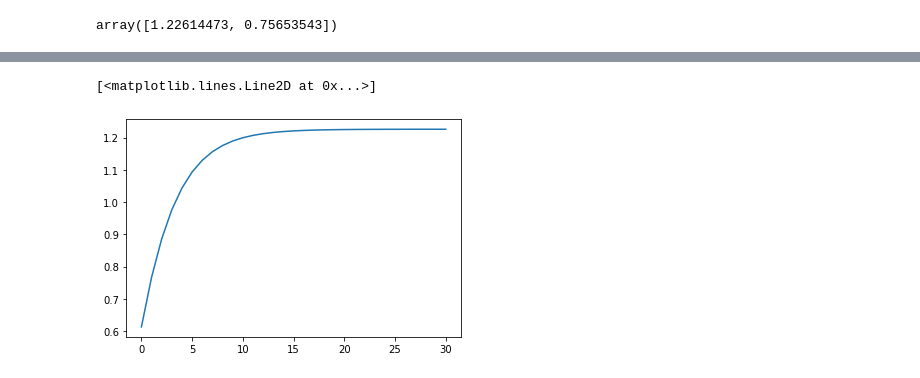
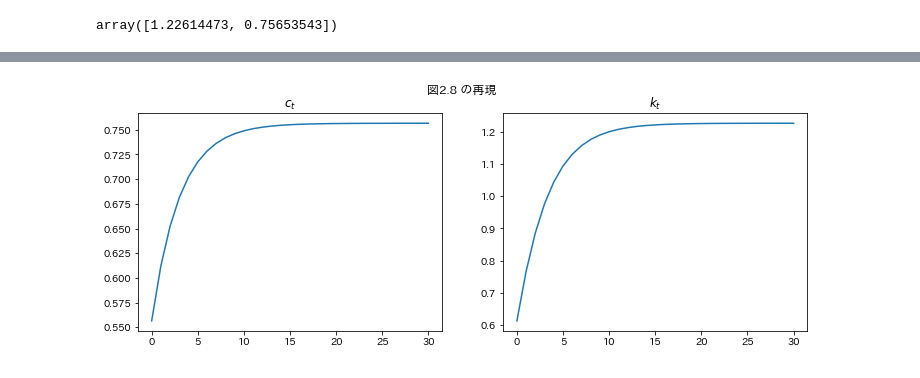
Before and after one commit to kenjisato/hasumi-book, a Jupyter notebook: 2-4-Ramsey.ipynb, the cells around one changed output, grey strips where cells are left out. Cells and saved outputs as stored; diff of their text form; code cells hidden in the pictures.

```diff
--- a/2-4-Ramsey.ipynb
+++ b/2-4-Ramsey.ipynb
@@ -206,8 +203,14 @@ plt.plot(c_sol_below)
-# %%
-plt.plot(k_sol_below)
-# %% [output]
-[<matplotlib.lines.Line2D at 0x...>]
-[figure, removed]
+# %%
+fig, axes = plt.subplots(1, 2, figsize=(12, 4))
+fig.suptitle("図2.8 の再現")
+axes[0].plot(c_sol_below)
+axes[0].set_title("$c_t$")
+axes[1].plot(k_sol_below)
+axes[1].set_title("$k_t$")
+
+plt.show()
+# %% [output]
+[figure, added]
 # %%
 k_sol_above, c_sol_above = \
     solve_optimal_growth(EK, EC, ss_hasumi[0]*2, ss_hasumi[1], params, 30)
```
Also changed, not shown: parts of 16 cells of this notebook.
